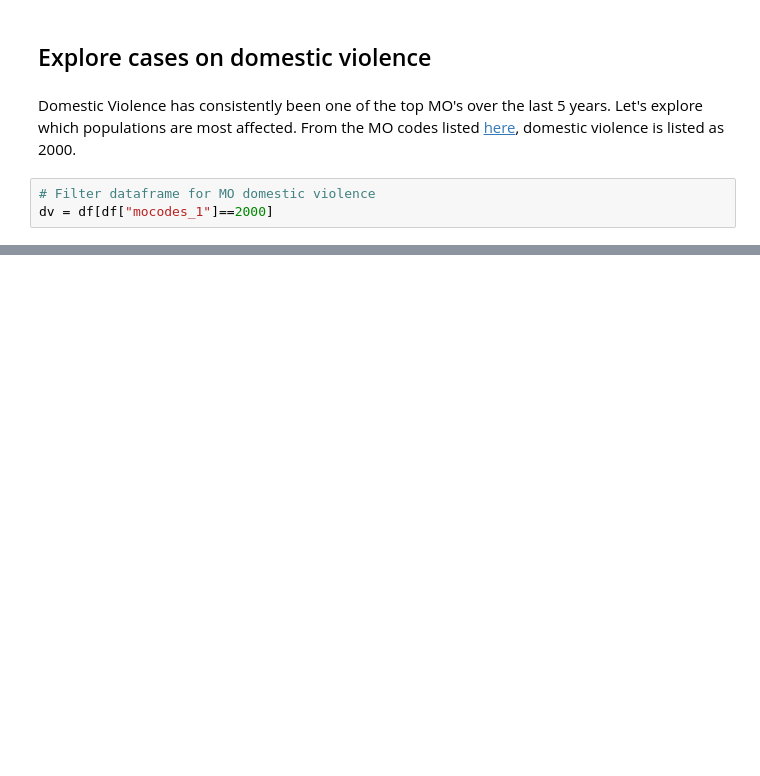
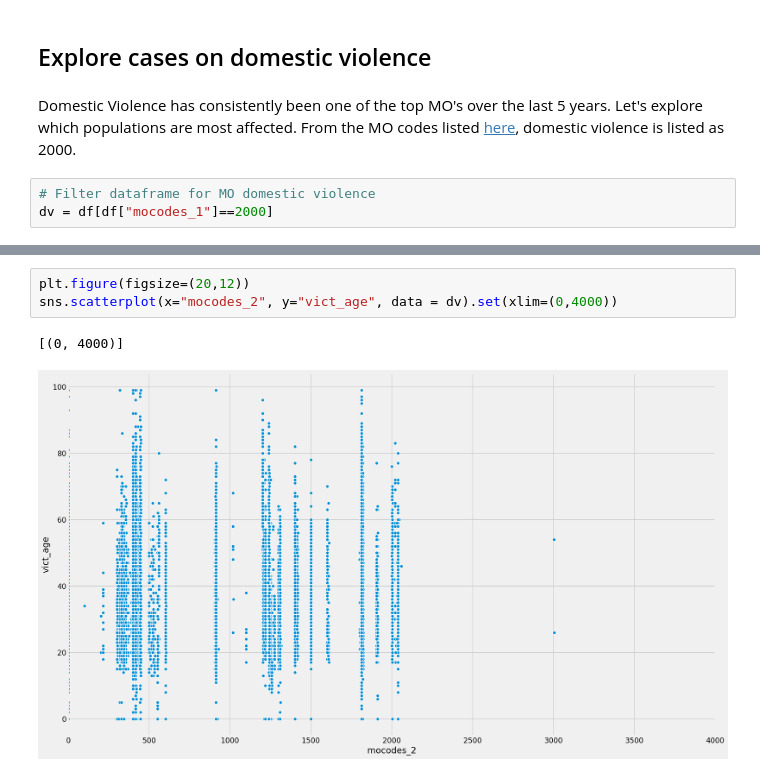
Before and after one commit to veeps/LA_innovation_team, a Jupyter notebook: code/003_explore_trends.ipynb, the cells around one changed output, grey strips where cells are left out. Cells and saved outputs as stored; diff of their text form; blank space fills up the shorter version.

```diff
--- a/code/003_explore_trends.ipynb
+++ b/code/003_explore_trends.ipynb
@@ -215,0 +368,6 @@ dv.head()
+# %%
+plt.figure(figsize=(20,12))
+sns.scatterplot(x="mocodes_2", y="vict_age", data = dv).set(xlim=(0,4000))
+# %% [output]
+[(0, 4000)]
+[figure, added]
```
Also changed, not shown: parts of 23 cells of this notebook, 3 other files.
